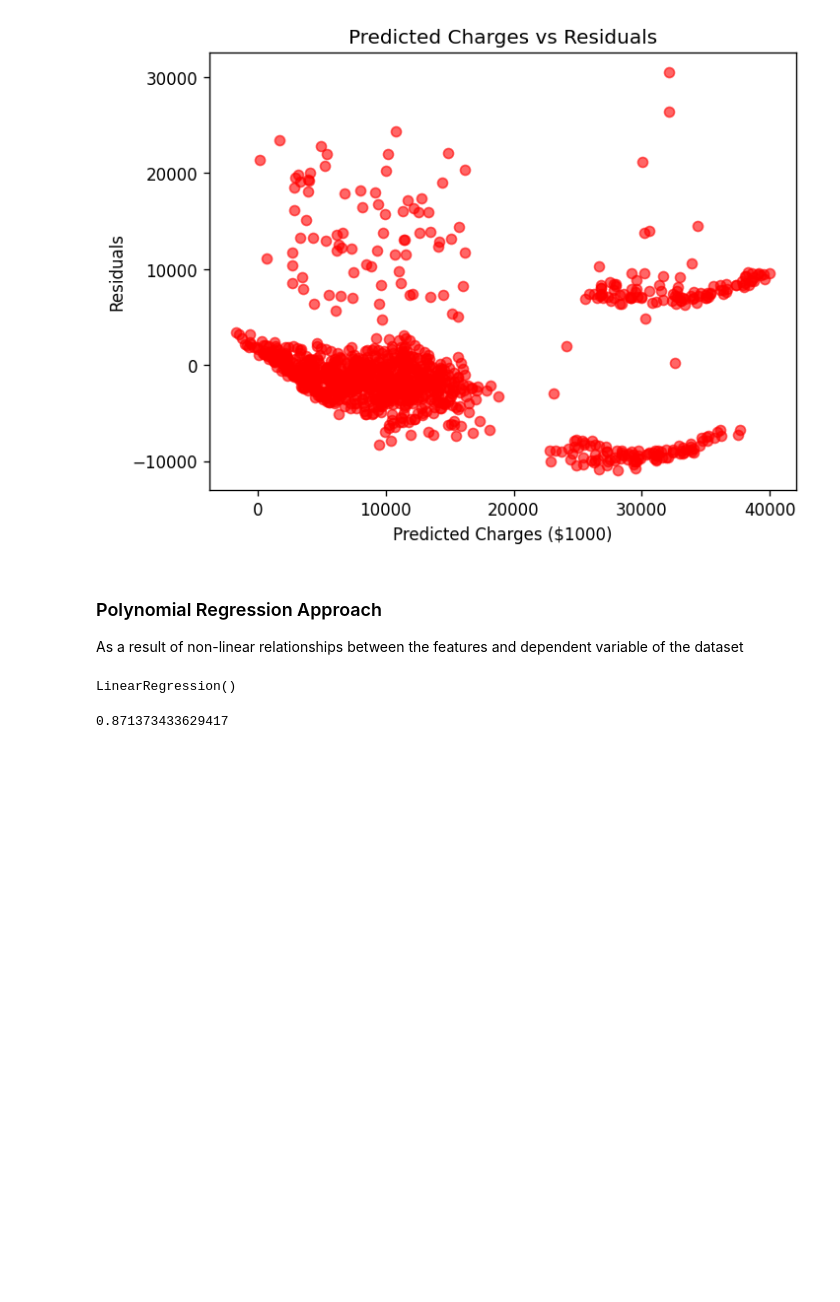
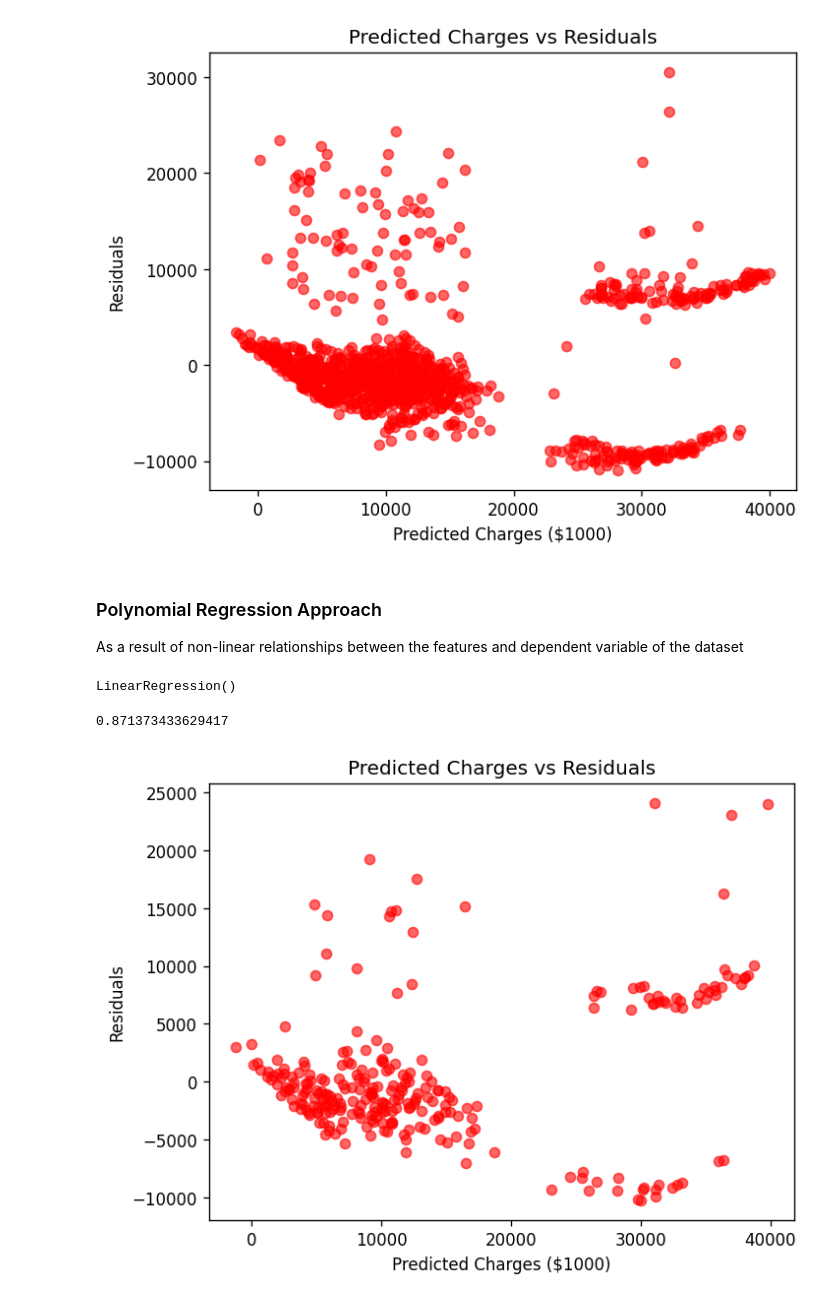
Before and after one commit to DejusDevspace/health-insurance-price-prediction, a Jupyter notebook: insurance.ipynb, the cells around one changed output. Cells and saved outputs as stored; diff of their text form; code cells hidden in the pictures; blank space fills up the shorter version.

```diff
--- a/insurance.ipynb
+++ b/insurance.ipynb
@@ -517,3 +517,22 @@ LinearRegression()
 r2_score(y_train, poly_regr.predict(X_poly))
 # %% [output]
 0.871373433629417
+# %%
+y_pred_test = regr.predict(X_test)
+y_resid = (y_test - y_pred_test)
+
+plt.figure(dpi=120)
+
+plt.scatter(
+    x=y_pred_test,
+    y=y_resid,
+    c='red',
+    alpha=0.6,
+)
+
+plt.title('Predicted Charges vs Residuals')
+plt.xlabel('Predicted Charges ($1000)')
+plt.ylabel('Residuals')
+plt.show()
+# %% [output]
+[figure, added]
```
Also changed, not shown: parts of 1 cell of this notebook.
